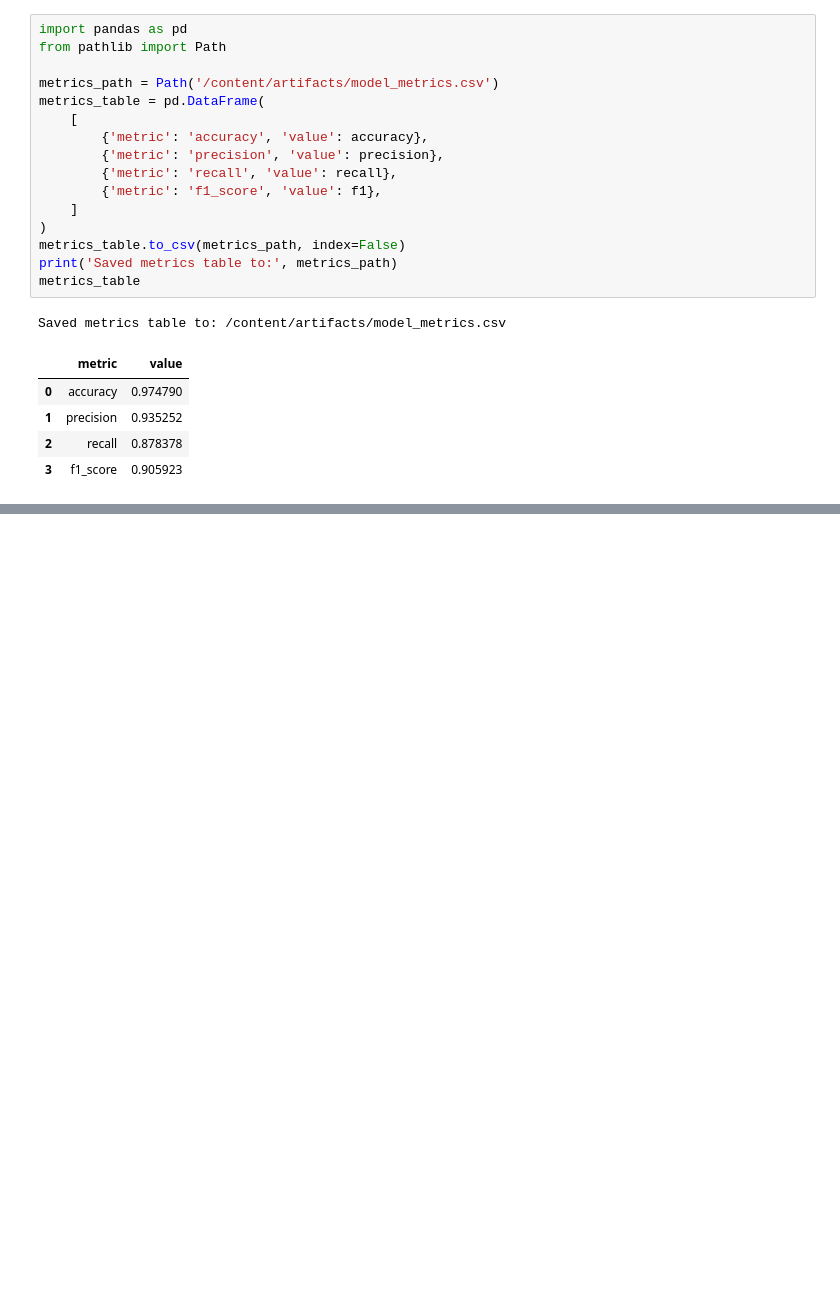
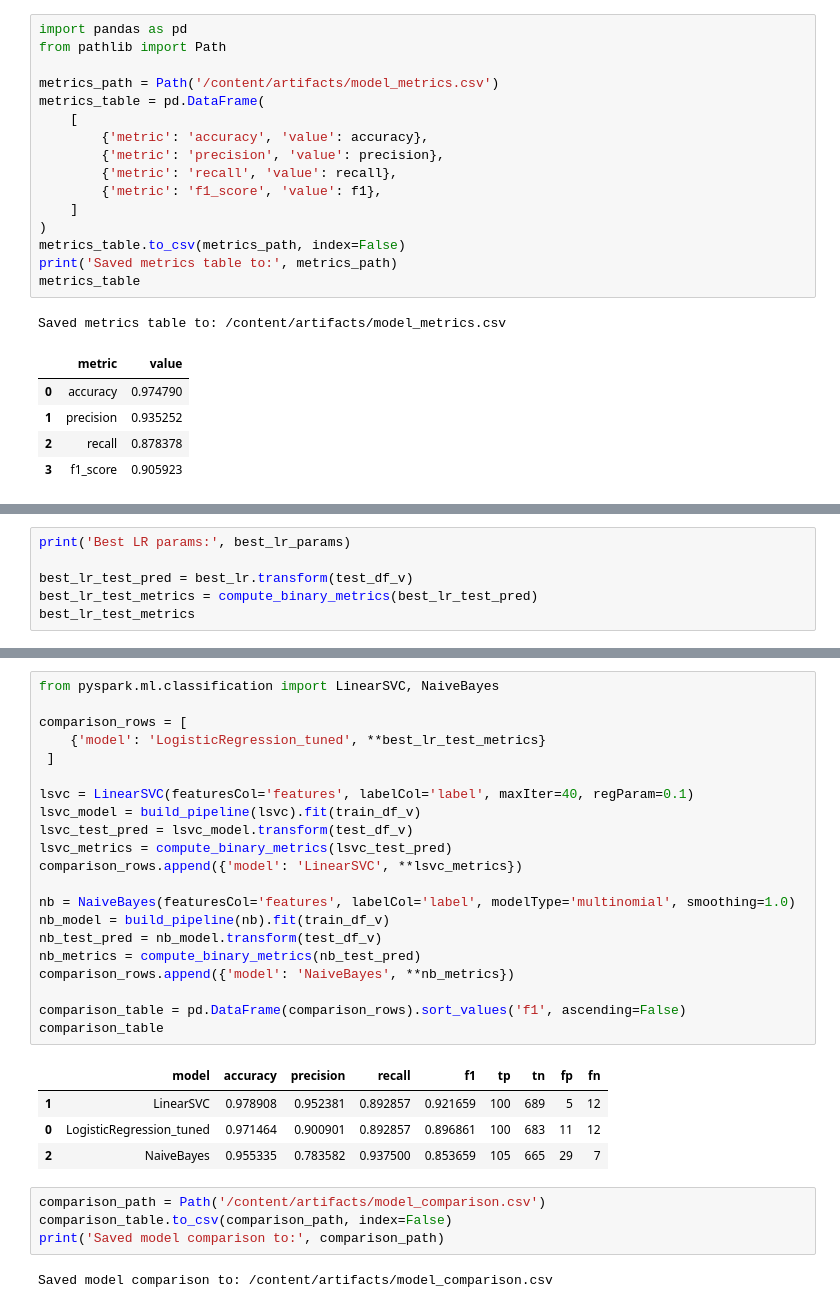
Before and after one commit to khalilelemam/distributed-sms-spam-intelligence, a Jupyter notebook: notebooks/02_modeling_pipeline.ipynb, the cells around one changed output, grey strips where cells are left out. Cells and saved outputs as stored; diff of their text form; blank space fills up the shorter version.

```diff
--- a/notebooks/02_modeling_pipeline.ipynb
+++ b/notebooks/02_modeling_pipeline.ipynb
@@ -164,0 +247,6 @@ Saved metrics table to: /content/artifacts/model_metrics.csv
+# %%
+print('Best LR params:', best_lr_params)
+
+best_lr_test_pred = best_lr.transform(test_df_v)
+best_lr_test_metrics = compute_binary_metrics(best_lr_test_pred)
+best_lr_test_metrics
@@ -164,0 +263,32 @@ Saved metrics table to: /content/artifacts/model_metrics.csv
+# %%
+from pyspark.ml.classification import LinearSVC, NaiveBayes
+
+comparison_rows = [
+    {'model': 'LogisticRegression_tuned', **best_lr_test_metrics}
+ ]
+
+lsvc = LinearSVC(featuresCol='features', labelCol='label', maxIter=40, regParam=0.1)
+lsvc_model = build_pipeline(lsvc).fit(train_df_v)
+lsvc_test_pred = lsvc_model.transform(test_df_v)
+lsvc_metrics = compute_binary_metrics(lsvc_test_pred)
+comparison_rows.append({'model': 'LinearSVC', **lsvc_metrics})
+
+nb = NaiveBayes(featuresCol='features', labelCol='label', modelType='multinomial', smoothing=1.0)
+nb_model = build_pipeline(nb).fit(train_df_v)
+nb_test_pred = nb_model.transform(test_df_v)
+nb_metrics = compute_binary_metrics(nb_test_pred)
+comparison_rows.append({'model': 'NaiveBayes', **nb_metrics})
+
+comparison_table = pd.DataFrame(comparison_rows).sort_values('f1', ascending=False)
+comparison_table
+# %% [output]
+|  | model | accuracy | precision | recall | f1 | tp | tn | fp | fn |
+| 1 | LinearSVC | 0.978908 | 0.952381 | 0.892857 | 0.921659 | 100 | 689 | 5 | 12 |
+| 0 | LogisticRegression_tuned | 0.971464 | 0.900901 | 0.892857 | 0.896861 | 100 | 683 | 11 | 12 |
+| 2 | NaiveBayes | 0.955335 | 0.783582 | 0.937500 | 0.853659 | 105 | 665 | 29 | 7 |
+# %%
+comparison_path = Path('/content/artifacts/model_comparison.csv')
+comparison_table.to_csv(comparison_path, index=False)
+print('Saved model comparison to:', comparison_path)
+# %% [output]
+Saved model comparison to: /content/artifacts/model_comparison.csv
```
Also changed, not shown: parts of 3 cells of this notebook, 2 other files.
